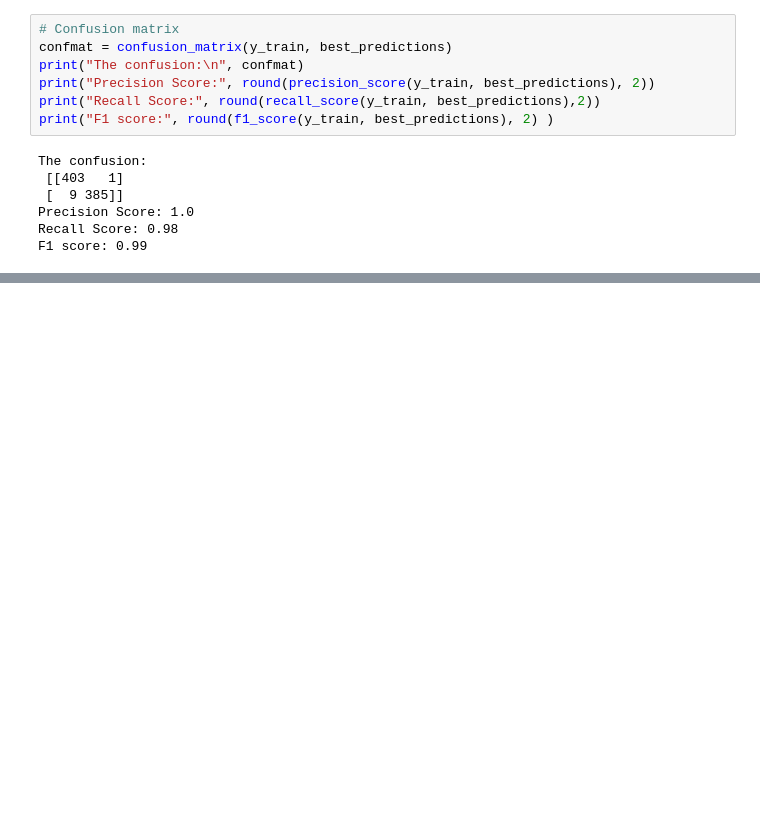
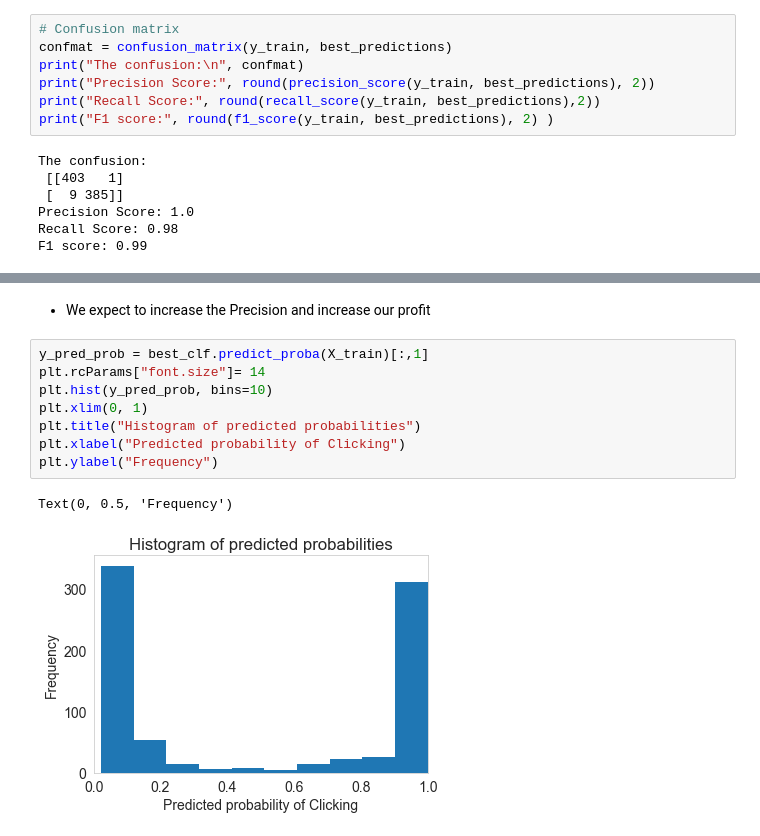
Before and after one commit to rui-ren/Data-Science-Notes, a Jupyter notebook: data_challenges/Advertising_Click_estimation/Advertising_Rui.ipynb, the cells around one changed output, grey strips where cells are left out. Cells and saved outputs as stored; diff of their text form; blank space fills up the shorter version.

```diff
--- a/data_challenges/Advertising_Click_estimation/Advertising_Rui.ipynb
+++ b/data_challenges/Advertising_Click_estimation/Advertising_Rui.ipynb
@@ -681,0 +732,13 @@ def summary_metrics(y, y_pred):
+# %% [markdown]
+- We expect to increase the Precision and increase our profit
+# %%
+y_pred_prob = best_clf.predict_proba(X_train)[:,1]
+plt.rcParams["font.size"]= 14
+plt.hist(y_pred_prob, bins=10)
+plt.xlim(0, 1)
+plt.title("Histogram of predicted probabilities")
+plt.xlabel("Predicted probability of Clicking")
+plt.ylabel("Frequency")
+# %% [output]
+Text(0, 0.5, 'Frequency')
+[figure, added]
```
Also changed, not shown: parts of 7 cells of this notebook.
